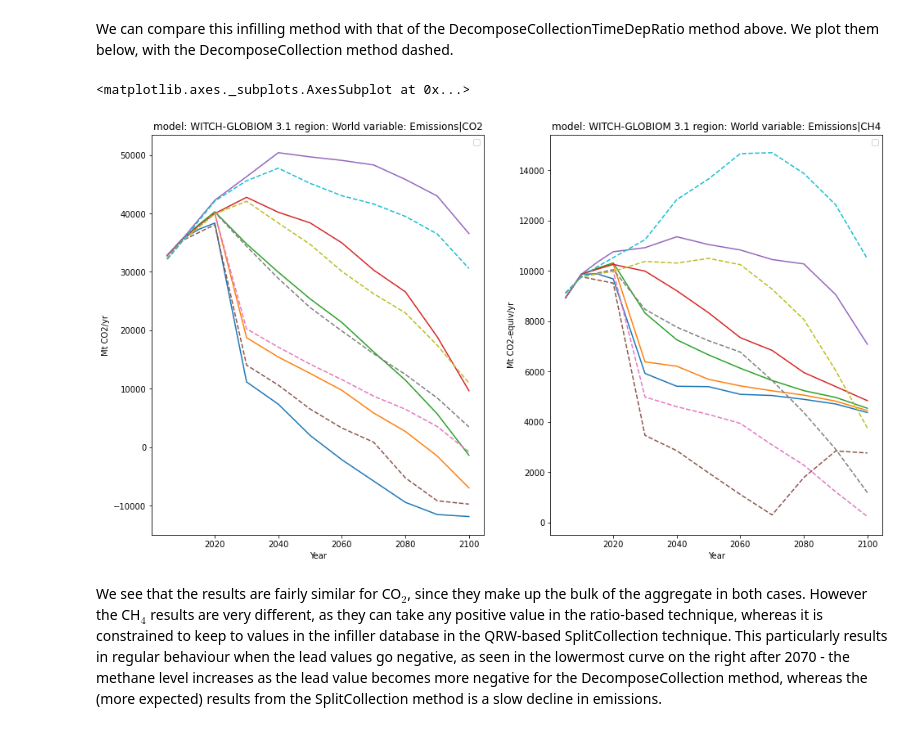
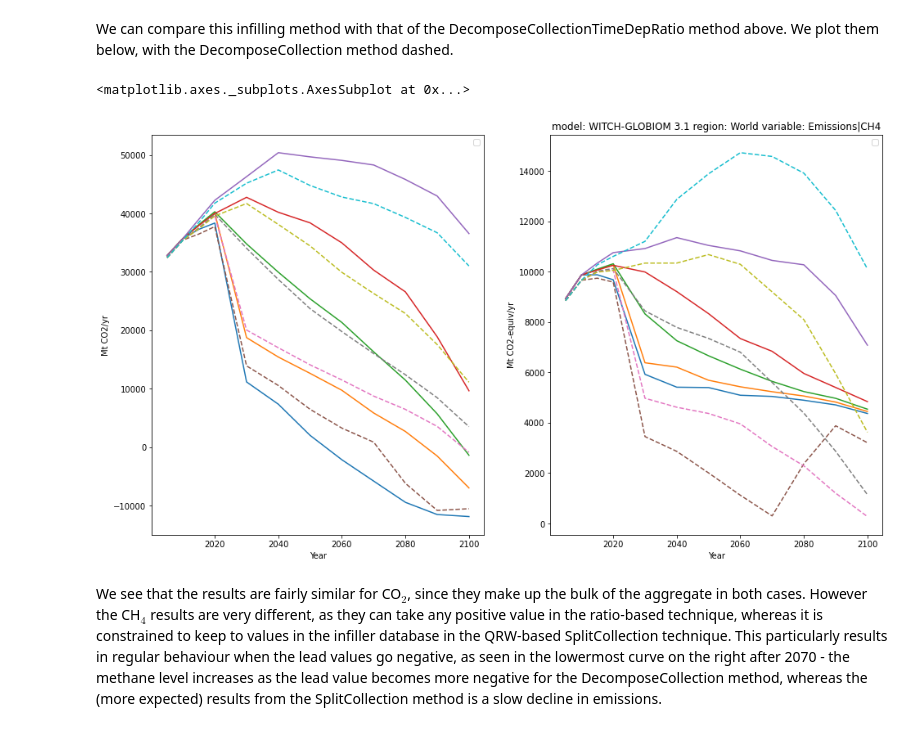
Before and after one commit to GranthamImperial/silicone, a Jupyter notebook: notebooks/05_Multiple_infillers.ipynb, the cells around one changed output. Drawn from its saved outputs; the diff is of its cells as text; code cells hidden in the pictures.

```diff
--- a/notebooks/05_Multiple_infillers.ipynb
+++ b/notebooks/05_Multiple_infillers.ipynb
@@ -193,8 +193,12 @@ to_infill.variables(True)
 |  | variable | unit |
 | 0 | Emissions|Kyoto Gases (AR4-GWP100) | Mt CO2-equiv/yr |
 # %%
-decomposer = mi.DecomposeCollectionTimeDepRatio(unit_consistent_db.filter(year=[2000], keep=False))
+decomposer = mi.DecomposeCollectionTimeDepRatio(unit_consistent_db)
 results = decomposer.infill_components(
+    aggregate, components, to_infill, only_consistent_cases=False
+)
+decomposer_all = mi.DecomposeCollectionTimeDepRatio(unit_consistent_db)
+results_all = decomposer.infill_components(
     aggregate, components, to_infill
 )
 results.head()
@@ -251,16 +271,17 @@ We can compare this infilling method with that of the DecomposeCollectionTimeDep
 # %%
 fig = plt.figure(figsize=(16, 9))
 ax = fig.add_subplot(121)
 remainder_split_res.filter(variable="*CO2").line_plot(ax=ax, label="__")
 results.filter(variable="*CO2").line_plot(ax=ax, linestyle="--", label="__")
+plt.title("")
 ax = fig.add_subplot(122)
 convert_units_to_MtCO2_equiv(
     remainder_split_res.filter(variable="*CH4")
 ).line_plot(ax=ax, label="__")
 results.filter(variable="*CH4").line_plot(ax=ax, linestyle="--", label="__")
 # %% [output]
 <matplotlib.axes._subplots.AxesSubplot at 0x...>
-[figure, old version]
+[figure, new version]
 # %% [markdown]
 We see that the results are fairly similar for CO$_2$, since they make up the bulk of the aggregate in both cases. However the CH$_4$ results are very different, as they can take any positive value in the ratio-based technique, whereas it is constrained to keep to values in the infiller database in the QRW-based SplitCollection technique. This particularly results in regular behaviour when the lead values go negative, as seen in the lowermost curve on the right after 2070 - the methane level increases as the lead value becomes more negative for the DecomposeCollection method, whereas the (more expected) results from the SplitCollection method is a slow decline in emissions.
 # %% [markdown]
```
Also changed, not shown: parts of 9 cells of this notebook, 1 other file.
